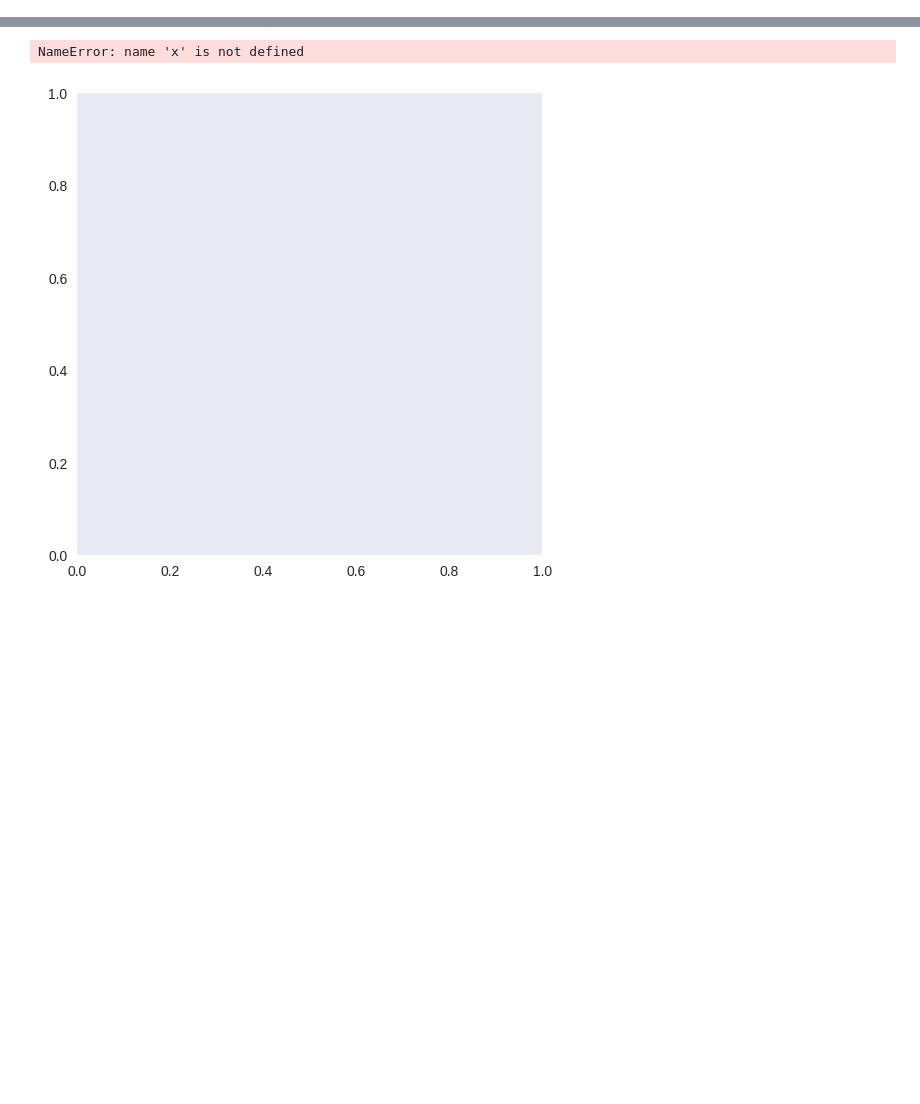
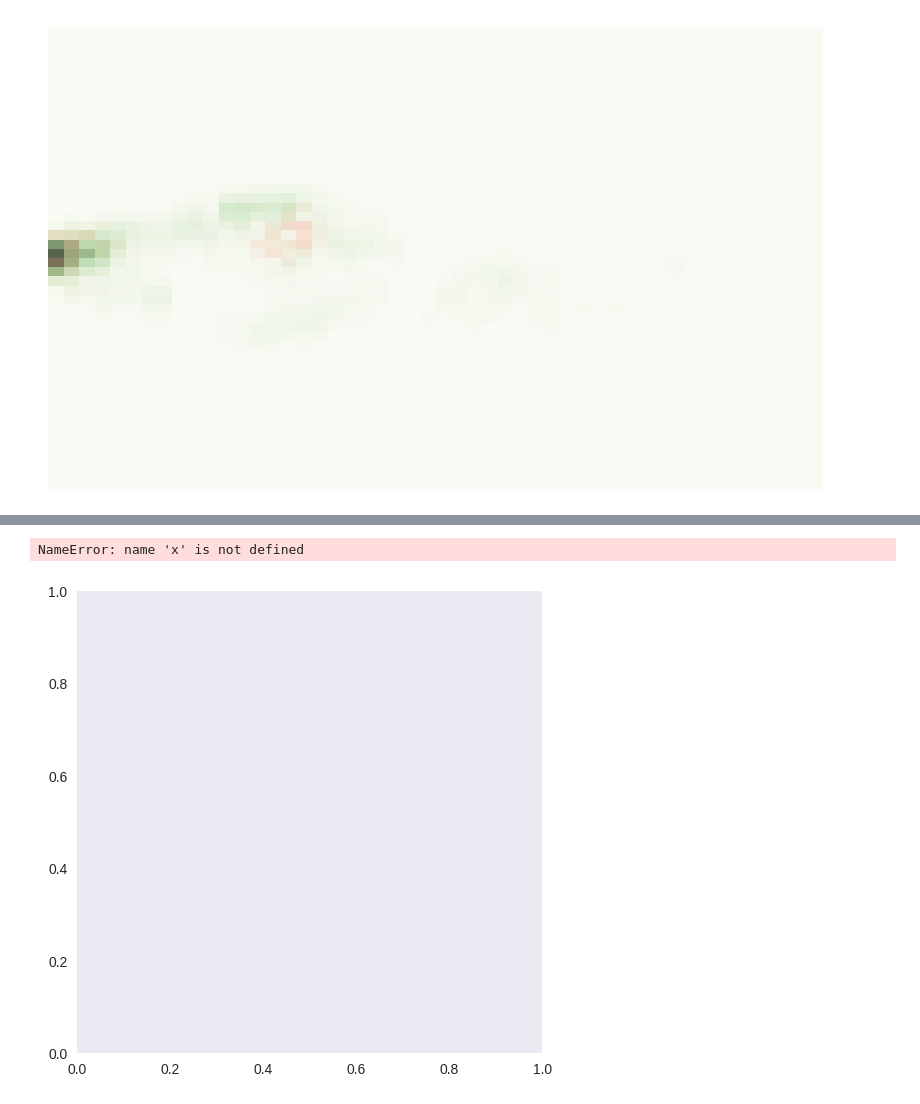
Before and after one commit to sjshamsi/Thesis, a Jupyter notebook: dmdt_Analysis/dmdt_by_Name_Band_hexbins.ipynb, the cells around one changed output, grey strips where cells are left out. Cells and saved outputs as stored; diff of their text form; code cells hidden in the pictures; blank space fills up the shorter version.

```diff
--- a/dmdt_Analysis/dmdt_by_Name_Band_hexbins.ipynb
+++ b/dmdt_Analysis/dmdt_by_Name_Band_hexbins.ipynb
@@ -67,0 +120,24 @@ random_dm_g, random_dt_g = get_differenciation(random_g_mags, random_g_times)
+# %%
+extent = [[dt_bins[0], dt_bins[-1]], [dm_bins[0], dm_bins[-1]]]
+
+fig, ax = plt.subplots(nrows=1, ncols=1, figsize=(10, 6))
+
+hist1 = plt.hist2d(random_dt_r, random_dm_r, bins=50, cmap='Reds', alpha=0.5, range=extent, density=True)
+hist2 = plt.hist2d(random_dt_g, random_dm_g, bins=50, cmap='Greens', alpha=0.5, range=extent, density=True)
+# plt.colorbar(cax=ax, orientation='vertical')
+# plt.colorbar(cax=ax, orientation='vertical')
+# plt.margins(0.1) # Uncomment this if hex bins are partially outside of plot limits
+ax.set_facecolor('white')
+
+ax.axis('off')
+buf = BytesIO()
+plt.savefig(buf, format='png', bbox_inches='tight', pad_inches=0)
+buf.seek(0)
+image = Image.open(buf)
+
+# Show or save the PIL image
+image.show()  # Opens the image in the default image viewer
+
+plt.show()
+# %% [output]
+[figure, added]
```
Also changed, not shown: parts of 10 cells of this notebook, 3 other files.
